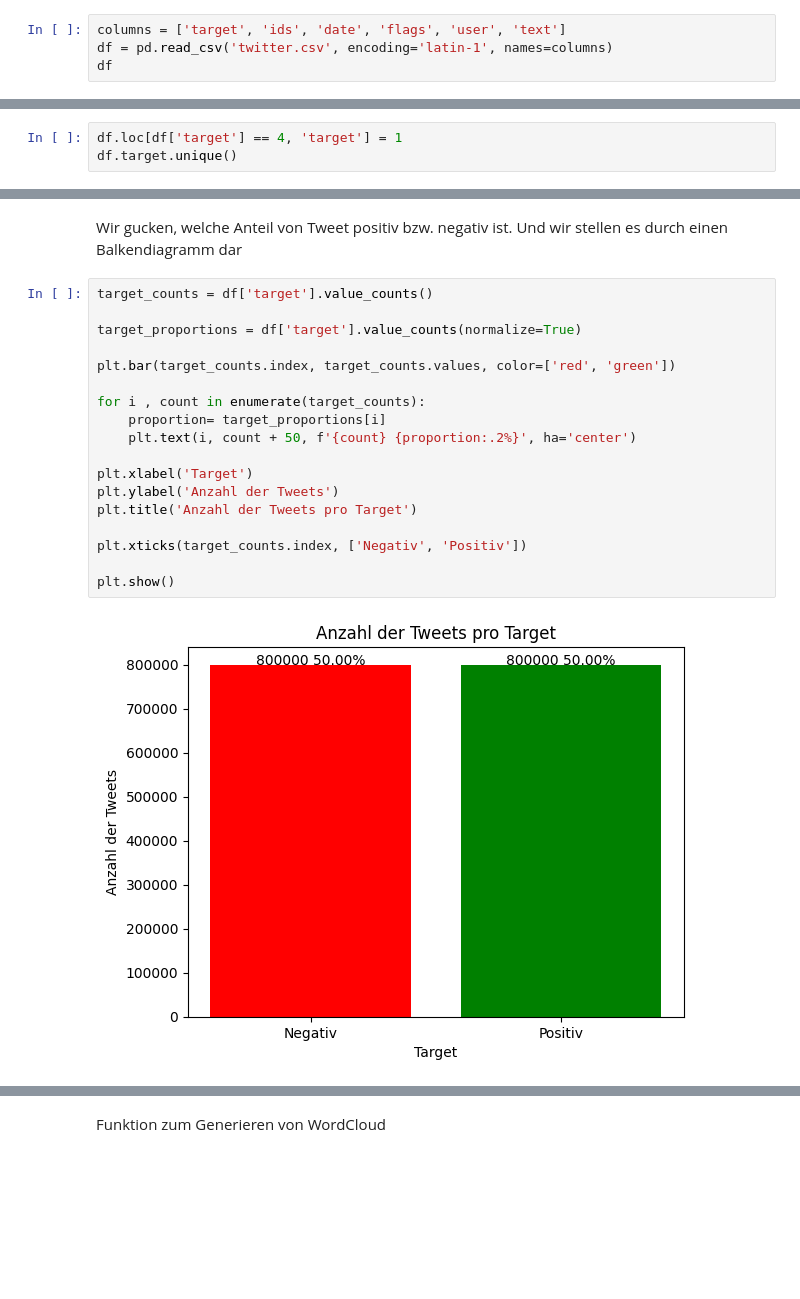
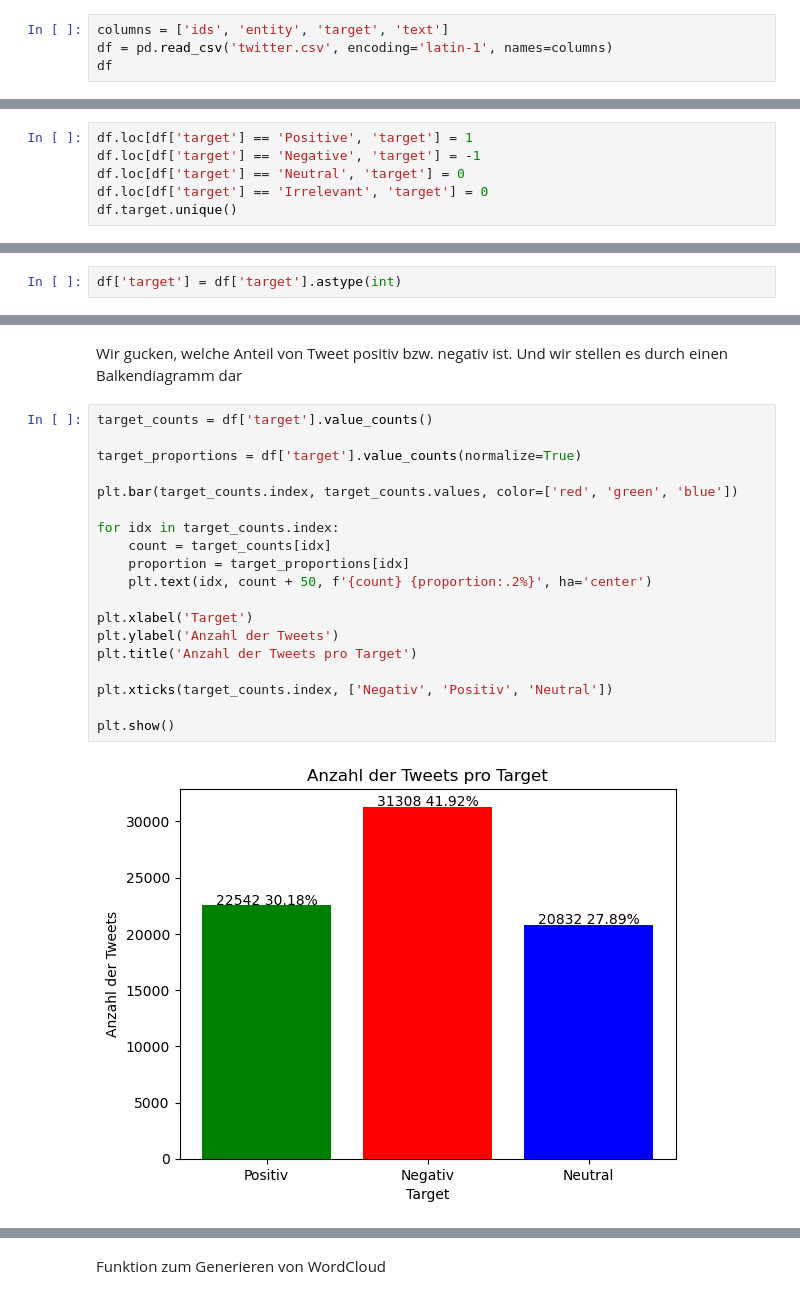
Before and after one commit to YOMILEONEL/Twitter-Sentiment-Analysis.-Vergleich-von-TF-IDF-LinearSVC-und-Bert, a Jupyter notebook: Projekt.ipynb, the cells around one changed output, grey strips where cells are left out. Cells and saved outputs as stored; diff of their text form; blank space fills up the shorter version.

Commit message:
Update Projekt.ipynb
Änderung der Datenbank für die Betrachtung neutraler Tweets

```diff
--- a/Projekt.ipynb
+++ b/Projekt.ipynb
@@ -9,5 +9,5 @@ Link zu dem Datensatz [hier](https://www.kaggle.com/datasets/kazanova/sentiment1
 # %%
-columns = ['target', 'ids', 'date', 'flags', 'user', 'text']
+columns = ['ids', 'entity', 'target', 'text']
 df = pd.read_csv('twitter.csv', encoding='latin-1', names=columns)
 df
 # %% [output]
@@ -87,6 +89,9 @@ array([0, 4], dtype=int64)
 Durch die Analyse deS Datensatz haben wir herausgefunden, dass target 4 zu den positiven Tweet gehört.
 Wir ersetzen dann 4 durch 1
 # %%
-df.loc[df['target'] == 4, 'target'] = 1
+df.loc[df['target'] == 'Positive', 'target'] = 1
+df.loc[df['target'] == 'Negative', 'target'] = -1
+df.loc[df['target'] == 'Neutral', 'target'] = 0
+df.loc[df['target'] == 'Irrelevant', 'target'] = 0
 df.target.unique()
 # %% [output]
@@ -93,0 +117,2 @@ array([0, 1], dtype=int64)
+# %%
+df['target'] = df['target'].astype(int)
@@ -97,21 +128,22 @@ Und wir stellen es durch einen Balkendiagramm dar
 # %%
 target_counts = df['target'].value_counts()
 
 target_proportions = df['target'].value_counts(normalize=True)
 
-plt.bar(target_counts.index, target_counts.values, color=['red', 'green'])
+plt.bar(target_counts.index, target_counts.values, color=['red', 'green', 'blue'])
 
-for i , count in enumerate(target_counts):
-    proportion= target_proportions[i]
-    plt.text(i, count + 50, f'{count} {proportion:.2%}', ha='center')
+for idx in target_counts.index:
+    count = target_counts[idx]
+    proportion = target_proportions[idx]
+    plt.text(idx, count + 50, f'{count} {proportion:.2%}', ha='center')
 
 plt.xlabel('Target')
 plt.ylabel('Anzahl der Tweets')
 plt.title('Anzahl der Tweets pro Target')
 
-plt.xticks(target_counts.index, ['Negativ', 'Positiv'])
+plt.xticks(target_counts.index, ['Negativ', 'Positiv', 'Neutral'])
 
 plt.show()
 # %% [output]
-[figure, old version]
+[figure, new version]
 # %% [markdown]
```
Also changed, not shown: parts of 25 cells of this notebook.
